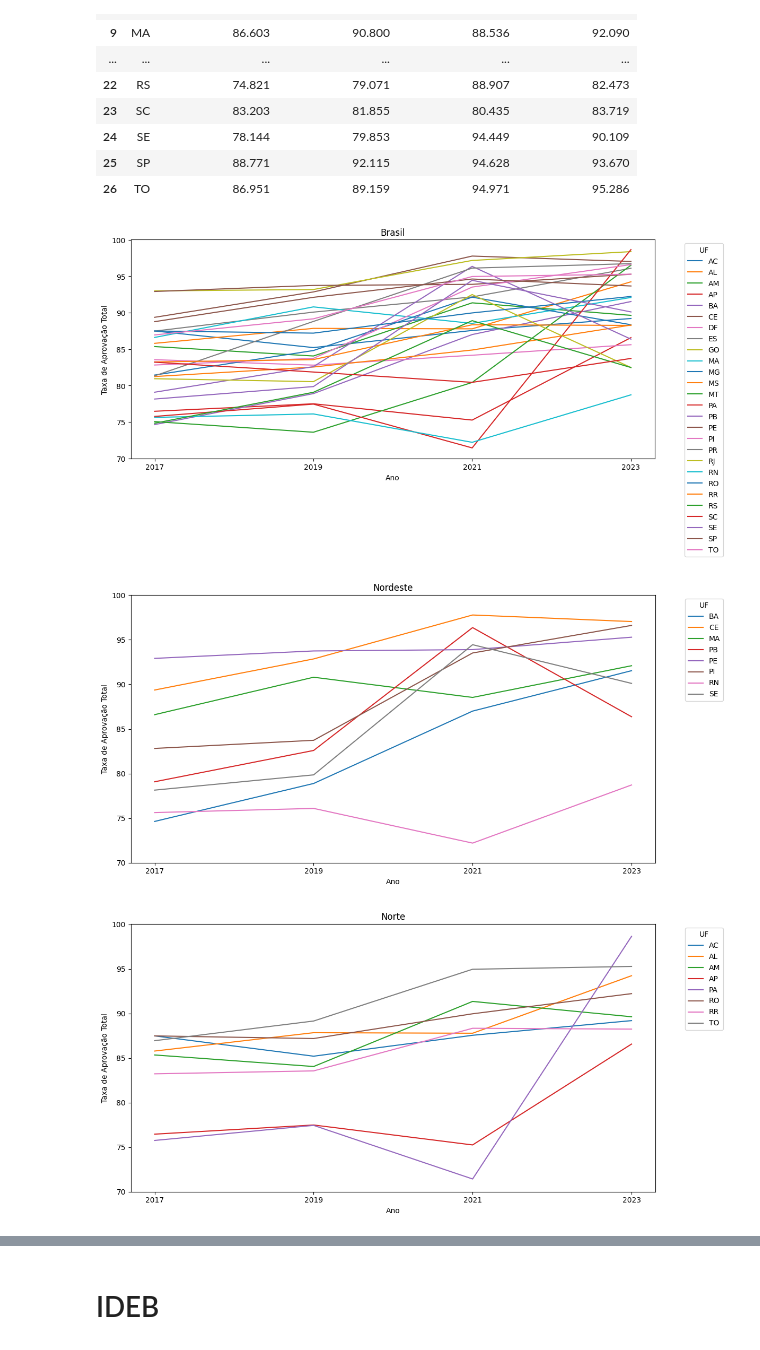
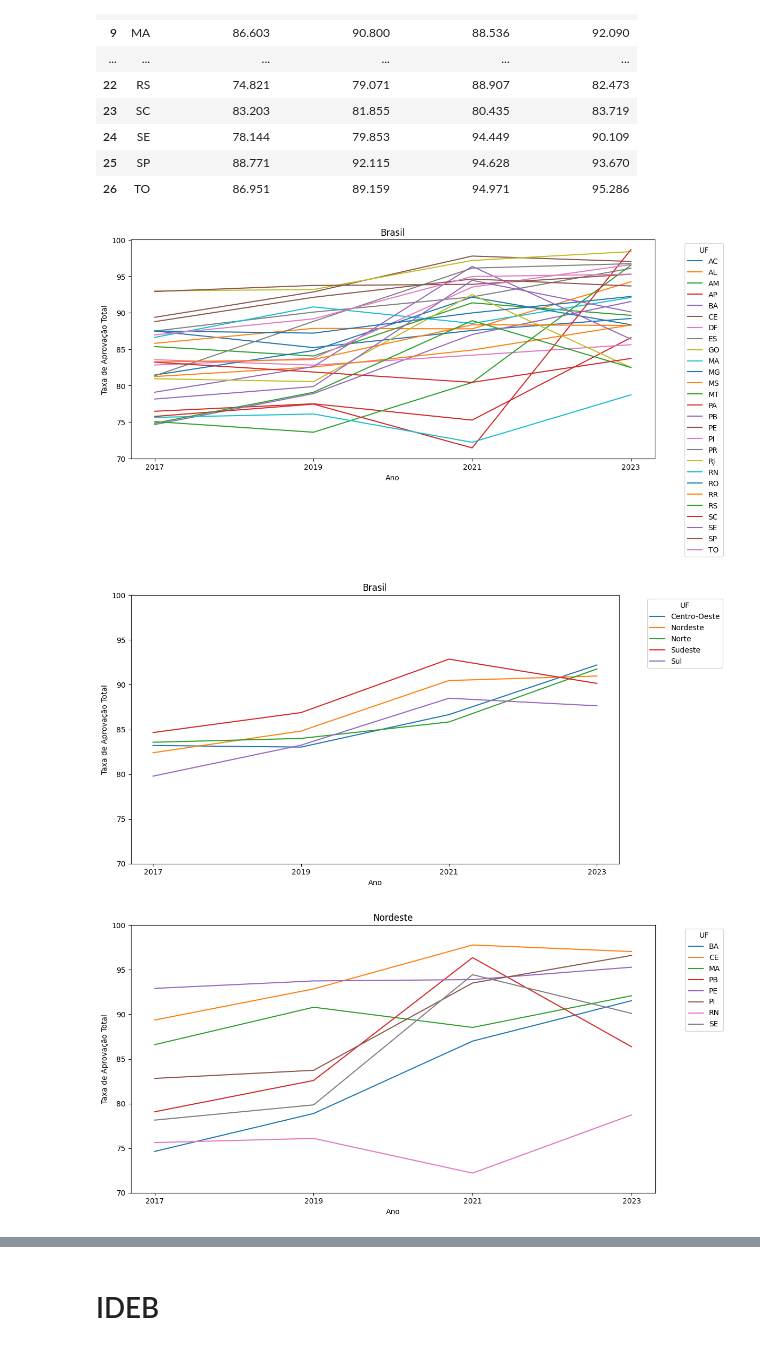
Before and after one commit to brunomaion/Analise-IDEB-Brasil, a Jupyter notebook: analiseEstados.ipynb, the cells around one changed output, grey strips where cells are left out. Cells and saved outputs as stored; diff of their text form; code cells hidden in the pictures.

```diff
--- a/analiseEstados.ipynb
+++ b/analiseEstados.ipynb
@@ -25,6 +25,36 @@ dfNordeste = df[df['uf'].isin(estados_nordeste)]
 dfCentroOeste = df[df['uf'].isin(estados_centro_oeste)]
 dfSudeste = df[df['uf'].isin(estados_sudeste)]
 dfSul = df[df['uf'].isin(estados_sul)]
+
+# Filtrando os DataFrames regionais e adicionando a coluna de região
+dfNorte = df[df['uf'].isin(estados_norte)].copy()
+dfNorte['regiao'] = 'Norte'
+
+dfNordeste = df[df['uf'].isin(estados_nordeste)].copy()
+dfNordeste['regiao'] = 'Nordeste'
+
+dfCentroOeste = df[df['uf'].isin(estados_centro_oeste)].copy()
+dfCentroOeste['regiao'] = 'Centro-Oeste'
+
+dfSudeste = df[df['uf'].isin(estados_sudeste)].copy()
+dfSudeste['regiao'] = 'Sudeste'
+
+dfSul = df[df['uf'].isin(estados_sul)].copy()
+dfSul['regiao'] = 'Sul'
+
+# Concatenando todos os DataFrames regionais
+dfRegioes = pd.concat([dfNorte, dfNordeste, dfCentroOeste, dfSudeste, dfSul], ignore_index=True)
+
+# Selecionando apenas colunas numéricas para calcular a média
+df_numericos = dfRegioes.select_dtypes(include='number')
+
+# Agrupando por região e calculando a média dos valores numéricos
+dfRegiao = dfRegioes.groupby('regiao').mean(numeric_only=True)
+dfRegiao = dfRegiao.reset_index()
+dfRegiao.rename(columns={'regiao': 'uf'}, inplace=True)
+
+# Exibindo o DataFrame resultante
+display(dfRegiao)
 # %% [output]
 |  | uf | TXApro_Total_2017 | TXApro_1aSERIE_2017 | TXApro_2aSERIE_2017 | TXApro_3aSERIE_2017 | ... |
 | 0 | AC | 87.491 | 82.217 | 88.809 | 93.383 | ... |
@@ -96,12 +153,13 @@ def graficoLinhaAprovTotal(df, titulo, nomeSalvarArquivo):
     plt.show()
 # %%
 graficoLinhaAprovTotal(df, 'Brasil', 'brasil')
+graficoLinhaAprovTotal(dfRegiao, 'Brasil', 'Regiões')
 graficoLinhaAprovTotal(dfNordeste, 'Nordeste', 'dfNordeste')
 graficoLinhaAprovTotal(dfNorte, 'Norte', 'dfNorte')
 graficoLinhaAprovTotal(dfCentroOeste, 'Centro Oeste', 'dfCentroOeste')
 graficoLinhaAprovTotal(dfSudeste, 'Sudeste', 'dfSudeste')
 graficoLinhaAprovTotal(dfSul, 'Sul', 'dfSul')
 # %% [output]
 [figure]
-[figure, old version]
+[figure, new version]
-[figure, old version]
+[figure, new version]
```
Also changed, not shown: parts of 18 cells of this notebook, 47 other files.
